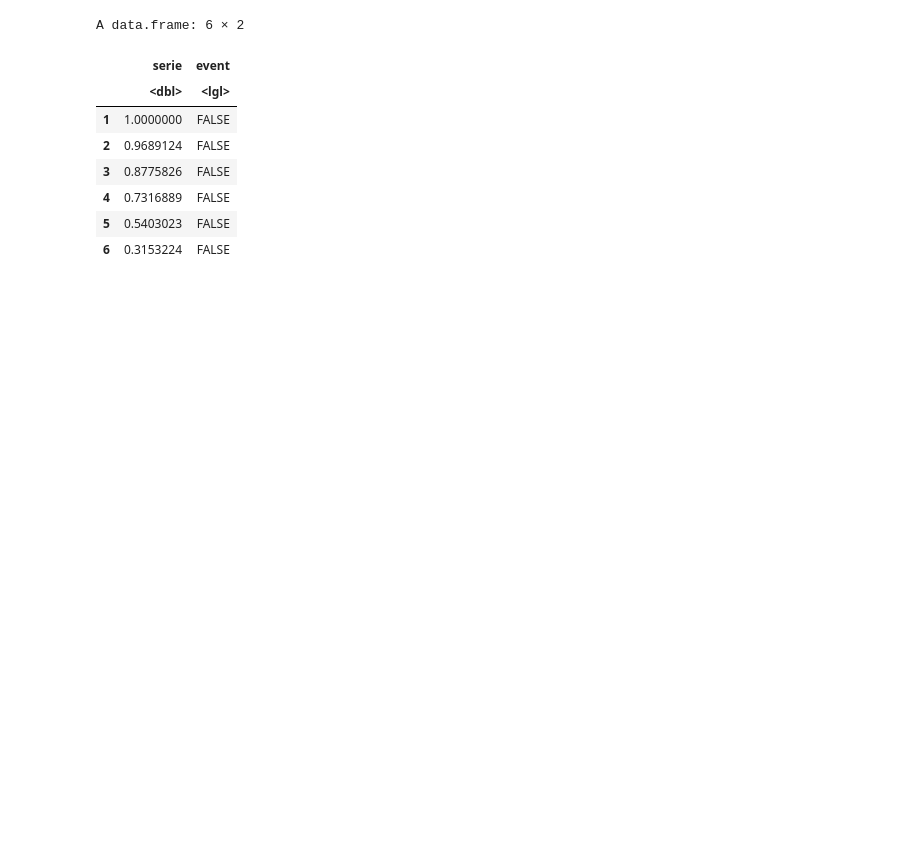
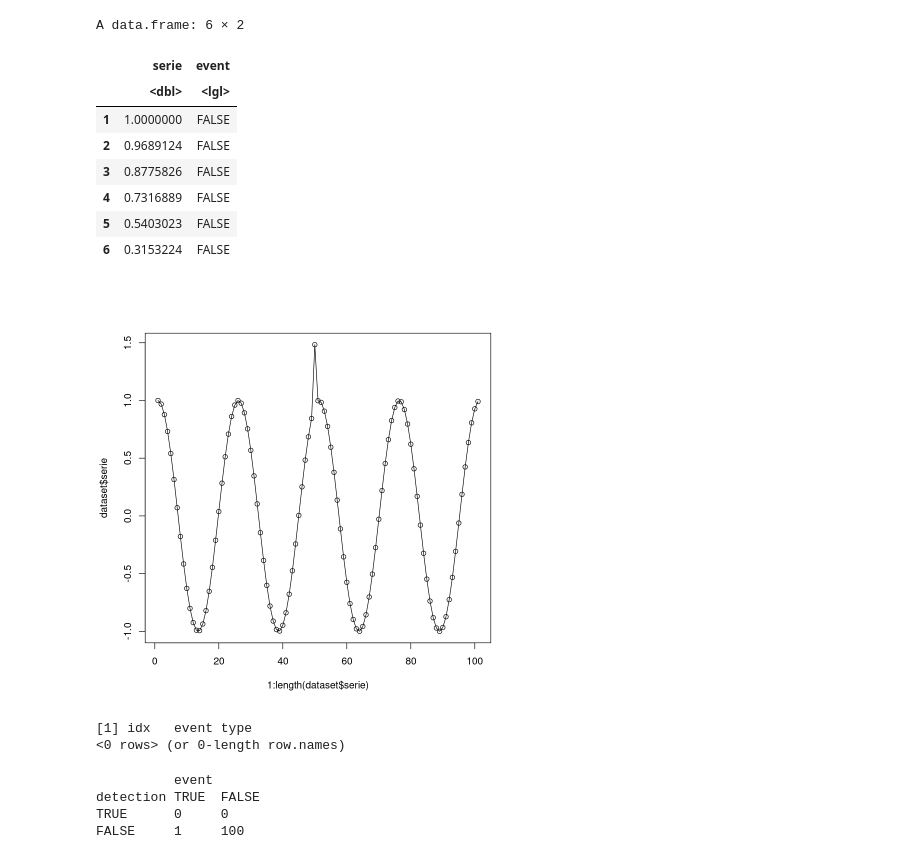
Before and after one commit to cefet-rj-dal/harbinger, a Jupyter notebook: examples/fbiad.ipynb, the cells around one changed output. Cells and saved outputs as stored; diff of their text form; code cells hidden in the pictures; blank space fills up the shorter version.

```diff
--- a/examples/fbiad.ipynb
+++ b/examples/fbiad.ipynb
@@ -42,0 +26,7 @@ plot(dataset$serie)
+# %%
+#ploting serie #1
+
+plot(x = 1:length(dataset$serie), y = dataset$serie)
+lines(x = 1:length(dataset$serie), y = dataset$serie)
+# %% [output]
+[figure, added]
@@ -42,0 +42,15 @@ plot(dataset$serie)
+# %%
+# filtering detected events
+  print(detection |> dplyr::filter(event==TRUE))
+# %% [output]
+[1] idx   event type
+<0 rows> (or 0-length row.names)
+# %%
+# evaluating the detections
+  evaluation <- evaluate(model, detection$event, dataset$event)
+  print(evaluation$confMatrix)
+# %% [output]
+          event
+detection TRUE  FALSE
+TRUE      0     0
+FALSE     1     100
```
Also changed, not shown: parts of 8 cells of this notebook, 8 other files.
